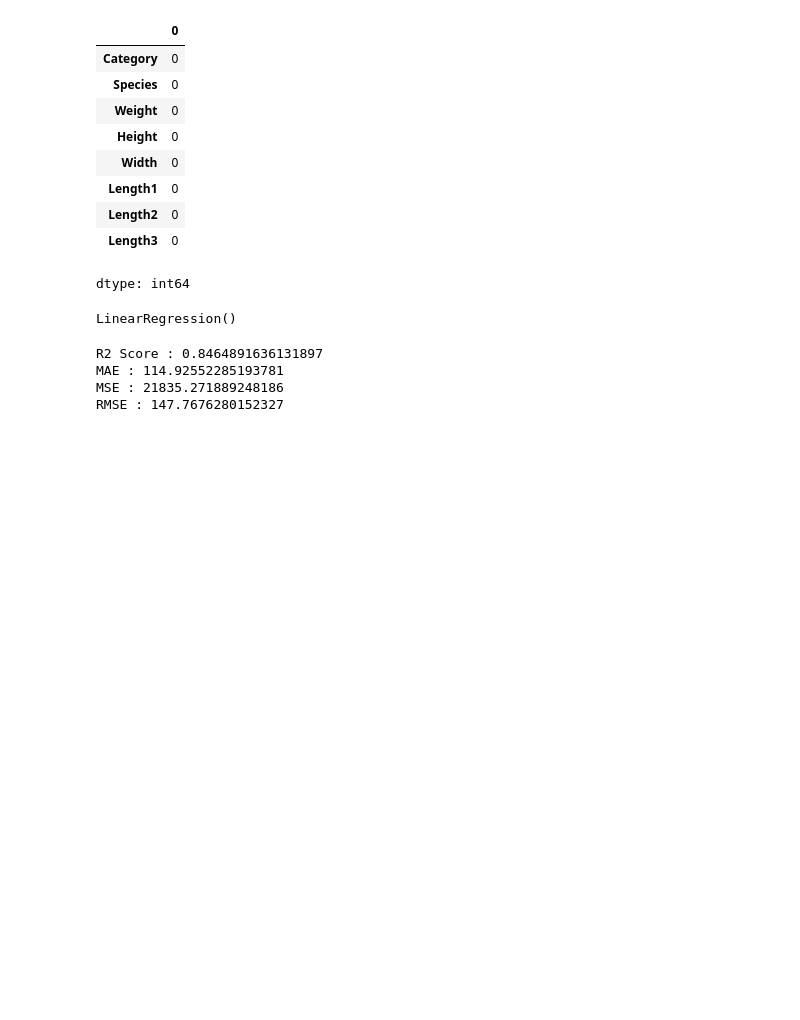
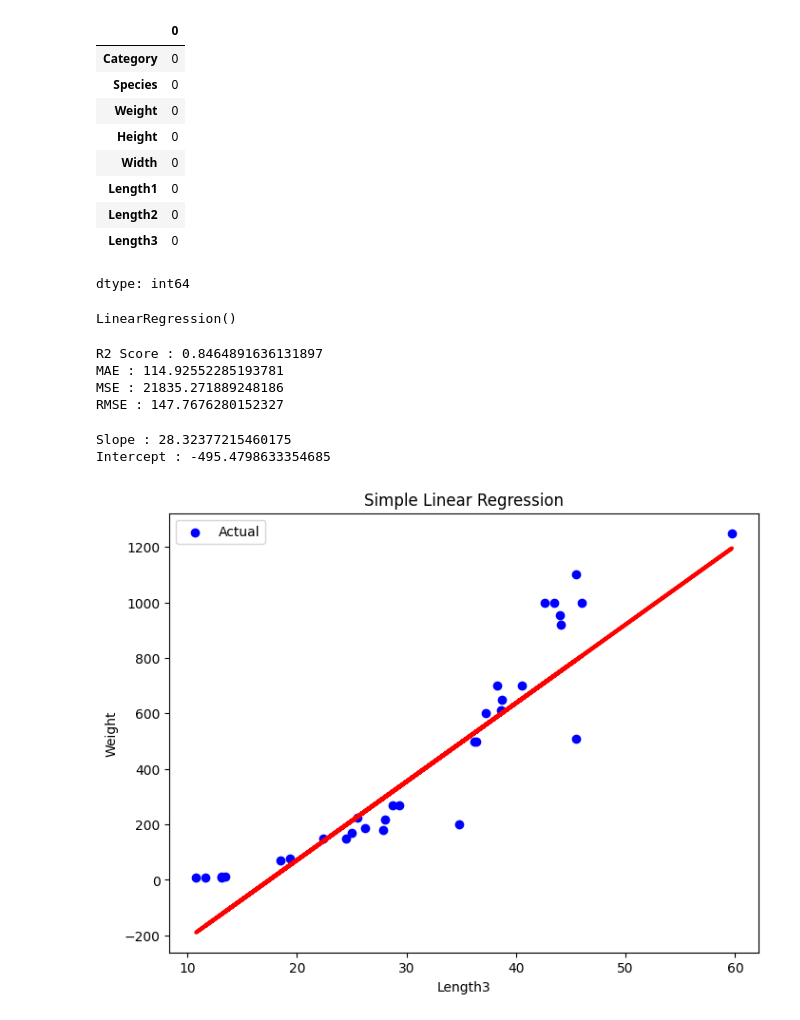
Before and after one commit to AbhishekShah272002/Machine-Learning-Study., a Jupyter notebook: Learning-Labs/Fish.ipynb, the cells around one changed output. Saved outputs shown, nothing was run; the diff lists cells and outputs as text; code cells hidden in the pictures; blank space fills up the shorter version.

```diff
--- a/Learning-Labs/Fish.ipynb
+++ b/Learning-Labs/Fish.ipynb
@@ -107,3 +107,28 @@ R2 Score : 0.8464891636131897
 MAE : 114.92552285193781
 MSE : 21835.271889248186
 RMSE : 147.7676280152327
+# %%
+print("Slope :", model.coef_[0])
+
+print("Intercept :", model.intercept_)
+# %% [output]
+Slope : 28.32377215460175
+Intercept : -495.4798633354685
+# %%
+plt.figure(figsize=(8,6))
+
+plt.scatter(X_test, y_test, color='blue', label='Actual')
+
+plt.plot(X_test, y_pred, color='red', linewidth=3)
+
+plt.xlabel("Length3")
+
+plt.ylabel("Weight")
+
+plt.title("Simple Linear Regression")
+
+plt.legend()
+
+plt.show()
+# %% [output]
+[figure, added]
```
